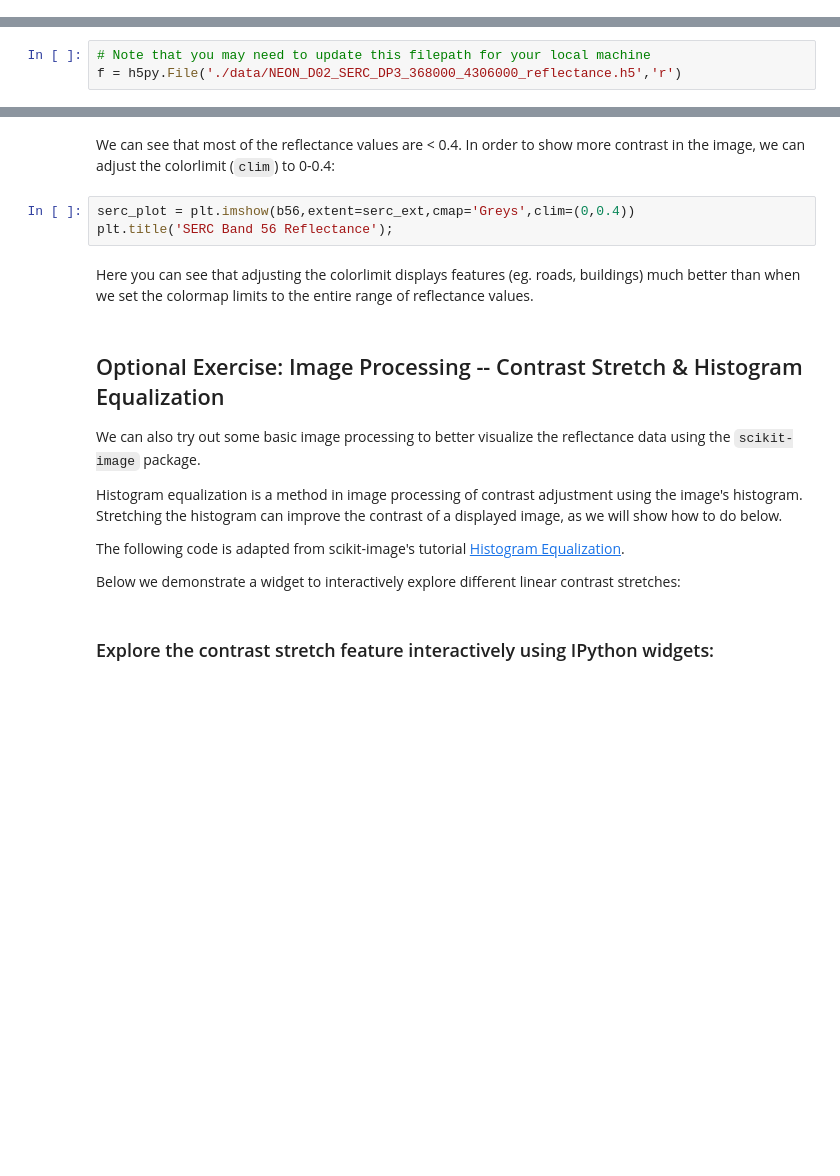
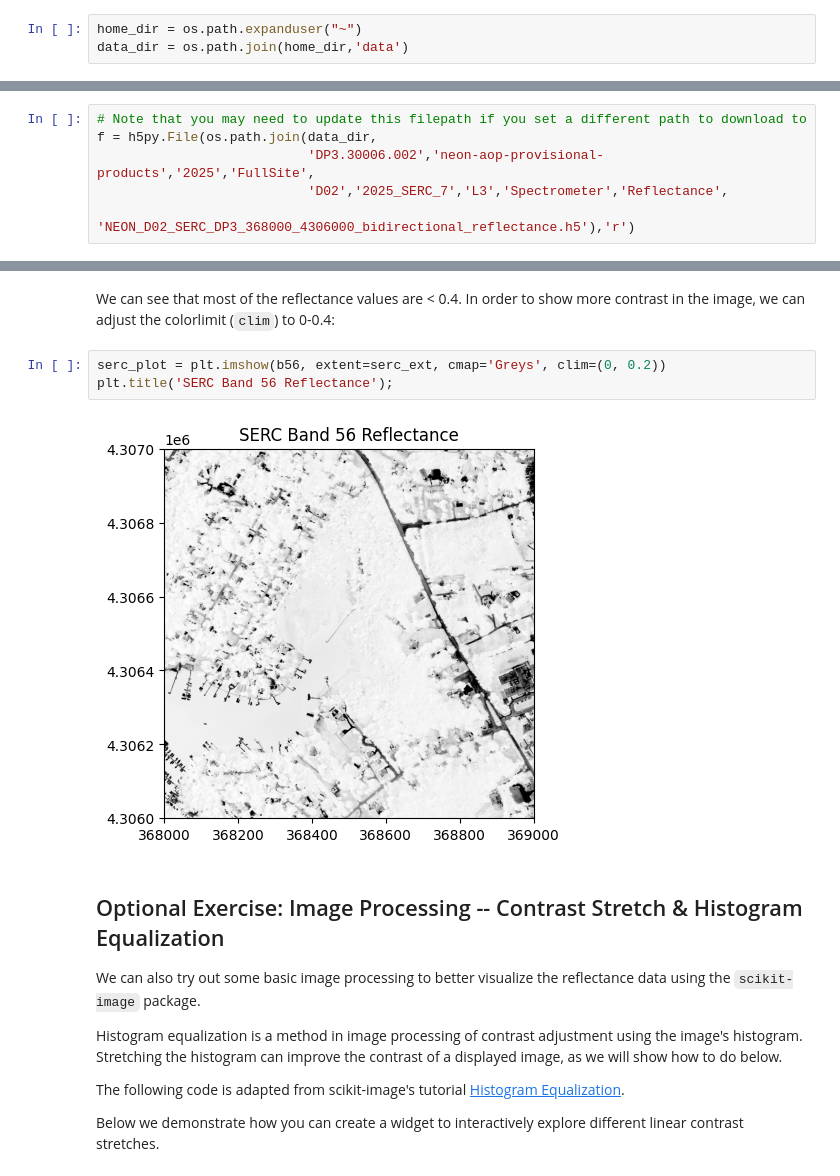
Before and after one commit to NEONScience/NEON-Data-Skills, a Jupyter notebook: tutorials/Python/AOP/Hyperspectral/intro-hyperspectral/intro-refl-h5/intro-l3-refl-h5.ipynb, the cells around one changed output, grey strips where cells are left out. Drawn from its saved outputs; the diff is of its cells as text; blank space fills up the shorter version.

Commit message:
updates to intro-l3-refl-h5 to use neonutilities for downloading, brdf data, and other minor updates

```diff
--- a/tutorials/Python/AOP/Hyperspectral/intro-hyperspectral/intro-refl-h5/intro-l3-refl-h5.ipynb
+++ b/tutorials/Python/AOP/Hyperspectral/intro-hyperspectral/intro-refl-h5/intro-l3-refl-h5.ipynb
@@ -113,0 +131,3 @@ or
+# %%
+home_dir = os.path.expanduser("~")
+data_dir = os.path.join(home_dir,'data')
@@ -115,7 +161,10 @@ or
 Now that we have an idea of how to use `h5py` to read in an h5 file, let's use this to explore the hyperspectral reflectance data. Note that if the h5 file is stored in a different directory than where you are running your notebook, you need to include the path (either relative or absolute) to the directory where that data file is stored. Use `os.path.join` to create the full path of the file.
 # %%
-# Note that you may need to update this filepath for your local machine
-f = h5py.File('./data/NEON_D02_SERC_DP3_368000_4306000_reflectance.h5','r')
+# Note that you may need to update this filepath if you set a different path to download to
+f = h5py.File(os.path.join(data_dir,
+                           'DP3.30006.002','neon-aop-provisional-products','2025','FullSite',
+                           'D02','2025_SERC_7','L3','Spectrometer','Reflectance',
+                           'NEON_D02_SERC_DP3_368000_4306000_bidirectional_reflectance.h5'),'r')
 # %% [markdown]
 ## Explore NEON AOP HDF5 Reflectance Files
 
@@ -297,10 +424,10 @@ plt.hist(b56[~np.isnan(b56)],50); #50 signifies the # of bins
 # %% [markdown]
 We can see that most of the reflectance values are < 0.4. In order to show more contrast in the image, we can adjust the colorlimit (`clim`) to 0-0.4:
 # %%
-serc_plot = plt.imshow(b56,extent=serc_ext,cmap='Greys',clim=(0,0.4))
+serc_plot = plt.imshow(b56, extent=serc_ext, cmap='Greys', clim=(0, 0.2))
 plt.title('SERC Band 56 Reflectance');
+# %% [output]
+[figure, added]
-# %% [markdown]
-Here you can see that adjusting the colorlimit displays features (eg. roads, buildings) much better than when we set the colormap limits to the entire range of reflectance values.
 # %% [markdown]
 ## Optional Exercise: Image Processing -- Contrast Stretch & Histogram Equalization
 
@@ -311,8 +438,6 @@ Histogram equalization is a method in image processing of contrast adjustment us
 The following code is adapted from scikit-image's tutorial
 <a href="http://scikit-image.org/docs/stable/auto_examples/color_exposure/plot_equalize.html#sphx-glr-auto-examples-color-exposure-plot-equalize-py" target="_blank"> Histogram Equalization</a>.
 
-Below we demonstrate a widget to interactively explore different linear contrast stretches:
+Below we demonstrate how you can create a widget to interactively explore different linear contrast stretches.
-# %% [markdown]
-### Explore the contrast stretch feature interactively using IPython widgets:
 # %%
 from skimage import exposure
```
Also changed, not shown: parts of 45 cells of this notebook, 9 other files.
